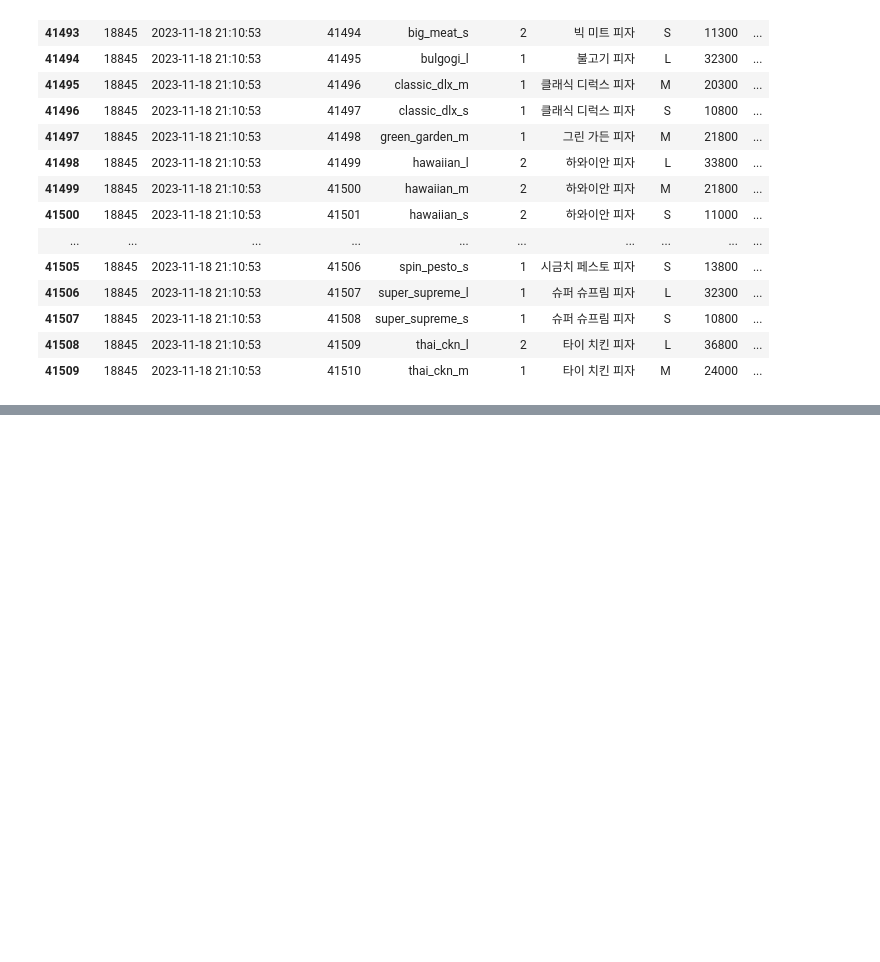
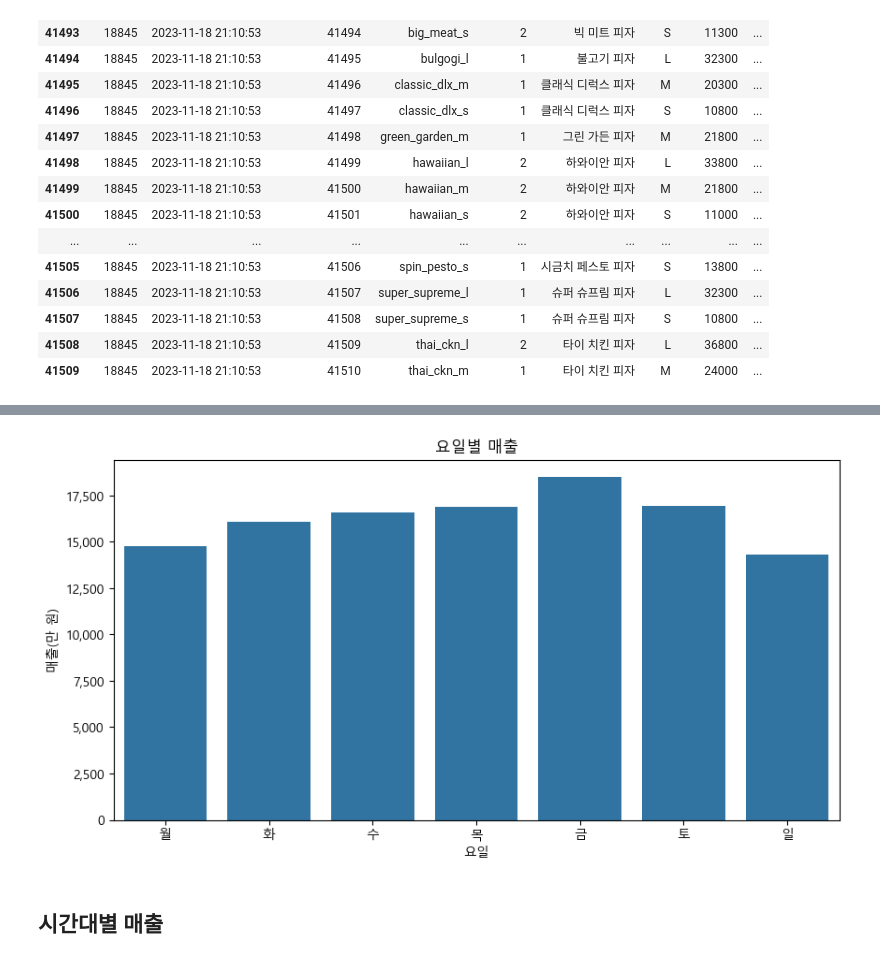
Before and after one commit to changdoong/learning-projects, a Jupyter notebook: pizza_df/pizza_df.ipynb, the cells around one changed output, grey strips where cells are left out. Drawn from its saved outputs; the diff is of its cells as text; code cells hidden in the pictures; blank space fills up the shorter version.

```diff
--- a/pizza_df/pizza_df.ipynb
+++ b/pizza_df/pizza_df.ipynb
@@ -235,0 +282,3 @@ pizza_orders_df[pizza_orders_df['order_id'] == 18845]
+# %%
+pizza_orders_df['day'] = pizza_orders_df['order_timestamp'].dt.dayofweek
+pizza_orders_df.head()
@@ -235,0 +292,3 @@ pizza_orders_df[pizza_orders_df['order_id'] == 18845]
+# %%
+sales_by_day = pizza_orders_df.groupby('day')['total_price'].sum().reset_index()
+sales_by_day
@@ -235,0 +304,13 @@ pizza_orders_df[pizza_orders_df['order_id'] == 18845]
+# %%
+day_names = ['월','화','수','목','금','토','일']
+plt.rcParams['figure.figsize'] = (10,5)
+sns.barplot(data=sales_by_day, x=day_names, y='total_price')
+plt.title('요일별 매출')
+plt.xlabel('요일')
+plt.ylabel('매출(만 원)')
+plt.gca().yaxis.set_major_formatter(plt.FuncFormatter(lambda x, _: f'{x/10000:,.0f}'))
+plt.show()
+# %% [output]
+[figure, added]
+# %% [markdown]
+## 시간대별 매출
```
Also changed, not shown: parts of 22 cells of this notebook.
